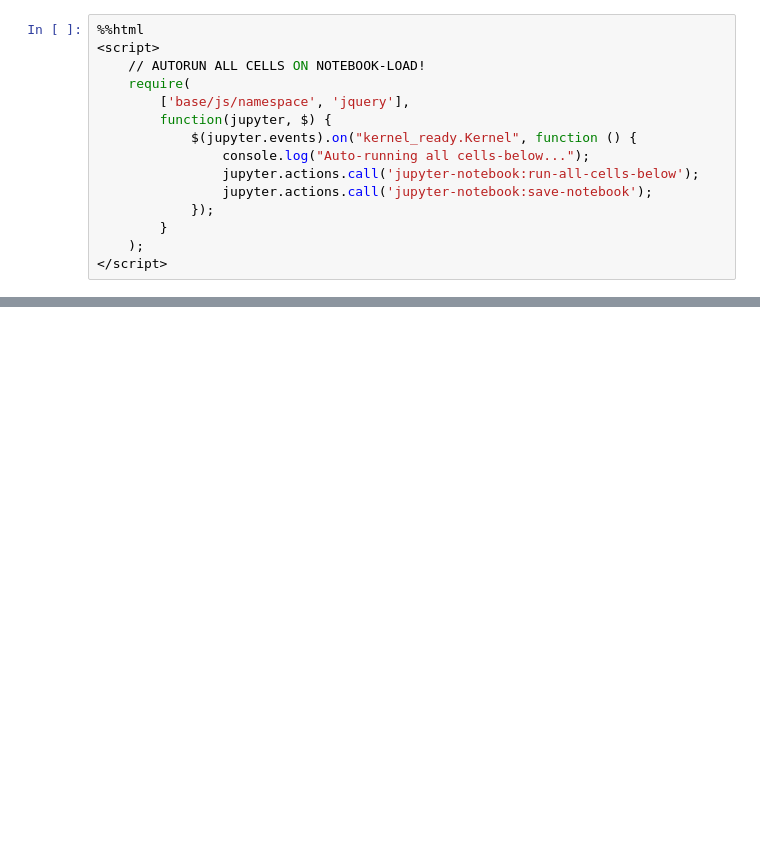
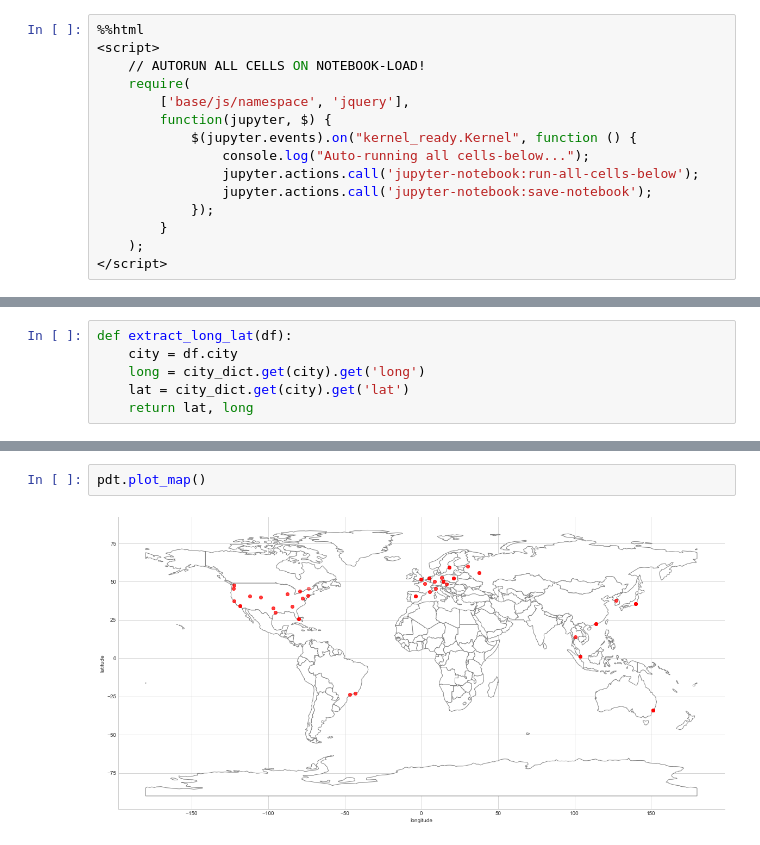
Before and after one commit to Dipsingh/pdbtwitch, a Jupyter notebook: notebooks/peeringdb.ipynb, the cells around one changed output, grey strips where cells are left out. Drawn from its saved outputs; the diff is of its cells as text; blank space fills up the shorter version.

```diff
--- a/notebooks/peeringdb.ipynb
+++ b/notebooks/peeringdb.ipynb
@@ -44,0 +131,6 @@ show(pd.plot_data_table())
+# %%
+def extract_long_lat(df):
+    city = df.city
+    long = city_dict.get(city).get('long')
+    lat = city_dict.get(city).get('lat')
+    return lat, long
@@ -44,0 +168,4 @@ show(pd.plot_data_table())
+# %%
+pdt.plot_map()
+# %% [output]
+[figure, added]
```
Also changed, not shown: parts of 19 cells of this notebook, 4 other files.
